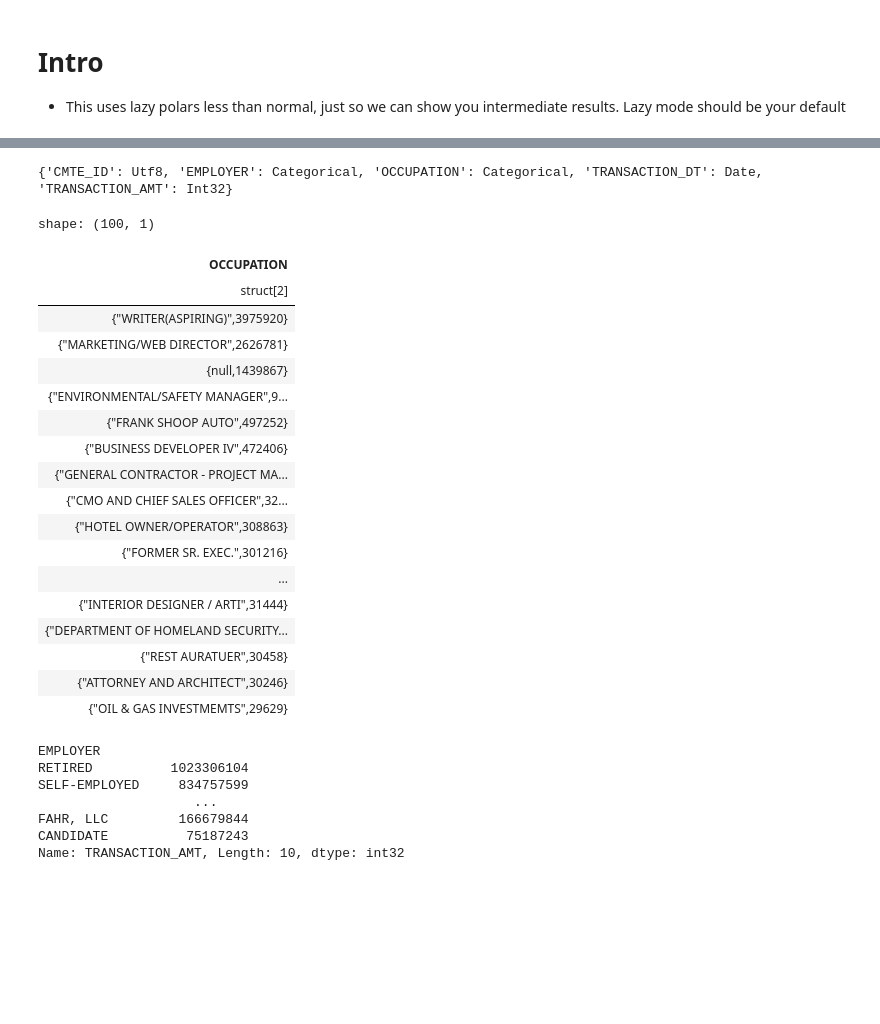
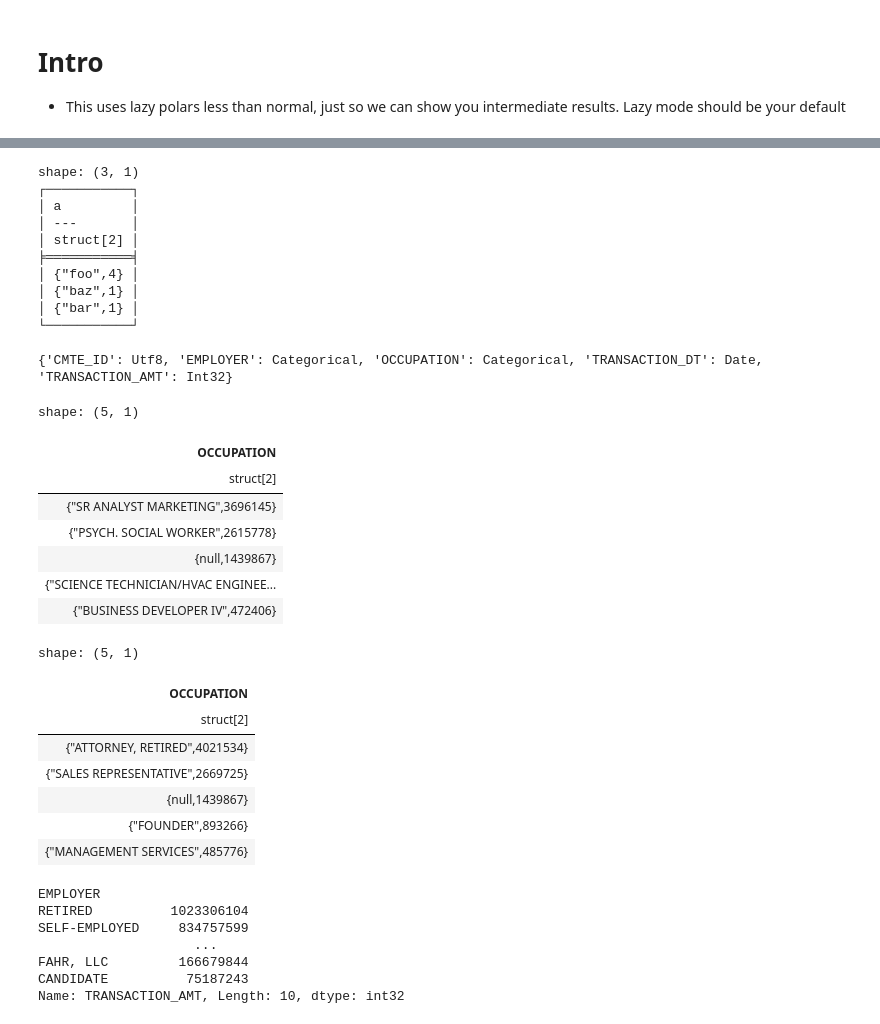
Before and after one commit to kevinheavey/modern-polars, a Jupyter notebook: performance.ipynb, the cells around one changed output, grey strips where cells are left out. Cells and saved outputs as stored; diff of their text form; code cells hidden in the pictures; blank space fills up the shorter version.

```diff
--- a/performance.ipynb
+++ b/performance.ipynb
@@ -196,38 +207,63 @@ Name: OCCUPATION, Length: 100, dtype: int64
+# %%
+import polars as pl
+df1 = pl.DataFrame([
+    pl.Series("a", ["foo", "bar", "foo"], pl.Categorical)
+])
+df2 = pl.DataFrame([
+    pl.Series("a", ["foo", "baz", "foo"], pl.Categorical)
+])
+df1.write_parquet("tmp/df1.pq")
+df2.write_parquet("tmp/df2.pq")
+with pl.StringCache():
+    print(pl.read_parquet("tmp/*.pq").select(pl.col("a").value_counts(multithreaded=True, sort=True)))
+# %% [output]
+shape: (3, 1)
+┌───────────┐
+│ a         │
+│ ---       │
+│ struct[2] │
+╞═══════════╡
+│ {"foo",4} │
+│ {"baz",1} │
+│ {"bar",1} │
+└───────────┘
 # %%
 with pl.StringCache():  # otherwise we can't read categoricals from multiple files
     print(pl.scan_parquet(fec_dir / "indiv*.pq", cache=False).schema)
 # %% [output]
 {'CMTE_ID': Utf8, 'EMPLOYER': Categorical, 'OCCUPATION': Categorical, 'TRANSACTION_DT': Date, 'TRANSACTION_AMT': Int32}
 # %%
-with pl.StringCache():  # otherwise we can't read categoricals from multiple files
-    occ_pl = pl.scan_parquet(fec_dir / "indiv*.pq", cache=False)
-    counts = (
-        occ_pl
-        .select(pl.col("OCCUPATION").value_counts(multithreaded=True, sort=True))
-        .head(100)
-        .collect(streaming=True)
-    )
-counts
 # %% [output]
-shape: (100, 1)
+shape: (5, 1)
 | OCCUPATION |
 | struct[2] |
-| {"WRITER(ASPIRING)",3975920} |
-| {"MARKETING/WEB DIRECTOR",2626781} |
+| {"SR ANALYST MARKETING",3696145} |
+| {"PSYCH. SOCIAL WORKER",2615778} |
 | {null,1439867} |
-| {"ENVIRONMENTAL/SAFETY MANAGER",9... |
-| {"FRANK SHOOP AUTO",497252} |
+| {"SCIENCE TECHNICIAN/HVAC ENGINEE... |
 | {"BUSINESS DEVELOPER IV",472406} |
-| {"GENERAL CONTRACTOR - PROJECT MA... |
-| {"CMO AND CHIEF SALES OFFICER",32... |
-| {"HOTEL OWNER/OPERATOR",308863} |
-| {"FORMER SR. EXEC.",301216} |
-| ... |
-| {"INTERIOR DESIGNER / ARTI",31444} |
-| {"DEPARTMENT OF HOMELAND SECURITY... |
-| {"REST AURATUER",30458} |
-| {"ATTORNEY AND ARCHITECT",30246} |
-| {"OIL & GAS INVESTMEMTS",29629} |
+# %%
+with pl.StringCache():  # otherwise we can't read categoricals from multiple files
+    frames = []
+    for f in fec_dir.glob("indiv*.pq"):
+        frames.append(pl.scan_parquet(f, cache=False))
+    occ_pl = pl.concat(frames)
+    counts = (
+        occ_pl
+        .select(pl.col("OCCUPATION").value_counts(multithreaded=True, sort=True))
+        .head(100)
+        .collect(streaming=True)
+    )
+counts.head()
+# %% [output]
+shape: (5, 1)
+| OCCUPATION |
+| struct[2] |
+| {"ATTORNEY, RETIRED",4021534} |
+| {"SALES REPRESENTATIVE",2669725} |
+| {null,1439867} |
+| {"FOUNDER",893266} |
+| {"MANAGEMENT SERVICES",485776} |
 # %%
 indiv_dd = (
     dd.read_parquet(fec_dir / "indiv*.pq", engine="pyarrow")
```
Also changed, not shown: parts of 18 cells of this notebook, 1 other file.
